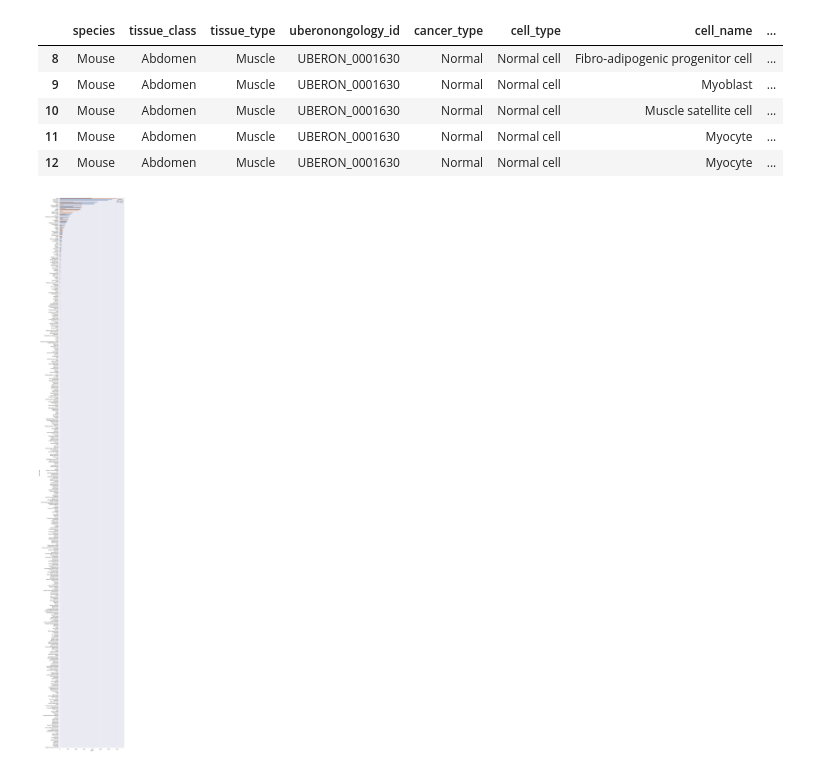
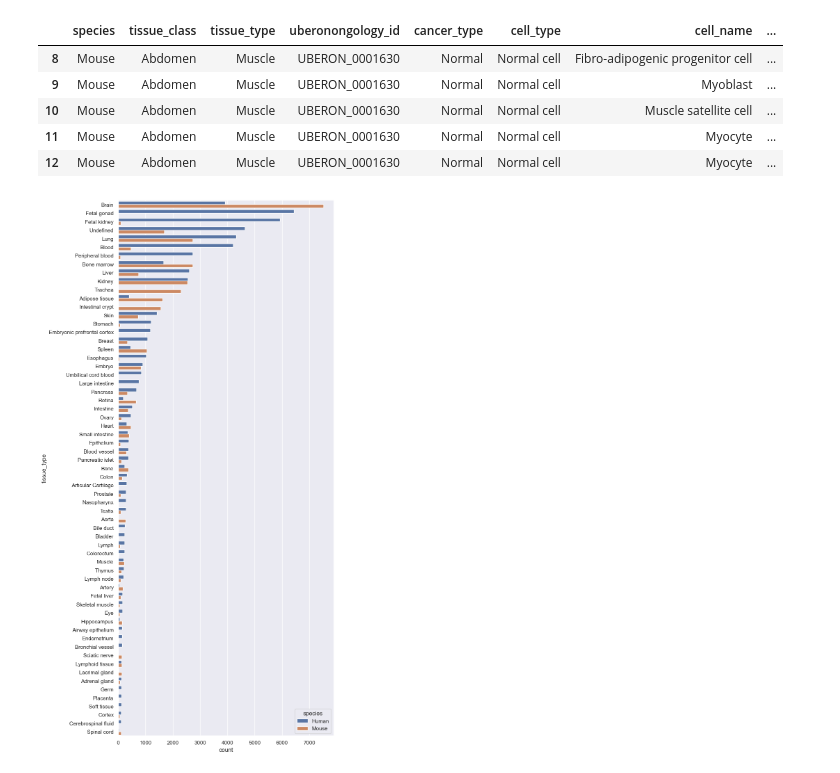
Before and after one commit to recervictory/cell-type-prediction, a Jupyter notebook: cell_markes.ipynb, the cells around one changed output. Cells and saved outputs as stored; diff of their text form; code cells hidden in the pictures.

```diff
--- a/cell_markes.ipynb
+++ b/cell_markes.ipynb
@@ -40,22 +40,23 @@ mouse.head()
 | 11 | Mouse | Abdomen | Muscle | UBERON_0001630 | Normal | Normal cell | Myocyte | ... |
 | 12 | Mouse | Abdomen | Muscle | UBERON_0001630 | Normal | Normal cell | Myocyte | ... |
 # %%
-sns.set(rc={'figure.figsize':(8,100)})
+sns.set(rc={'figure.figsize':(8,20)})
 
 
 # Create a new dataframe with the count of each tissue_type for each species
 counts = markers.groupby(['species', 'tissue_type']).size().reset_index(name='counts')
 
+counts = counts[counts['counts'] > 100]
 # Sort the new dataframe based on the count of each tissue_type
 counts = counts.sort_values('counts', ascending=False).reset_index(drop=True)
 
 # Get a sorted list of unique tissue_types
 sorted_tissue_types = list(counts['tissue_type'].unique())
 
 # Plot the sorted countplot
 sns.countplot(data=markers, y='tissue_type', hue='species', order=sorted_tissue_types)
 
 
 plt.show()
 # %% [output]
-[figure, old version]
+[figure, new version]
```
Also changed, not shown: parts of 12 cells of this notebook.
